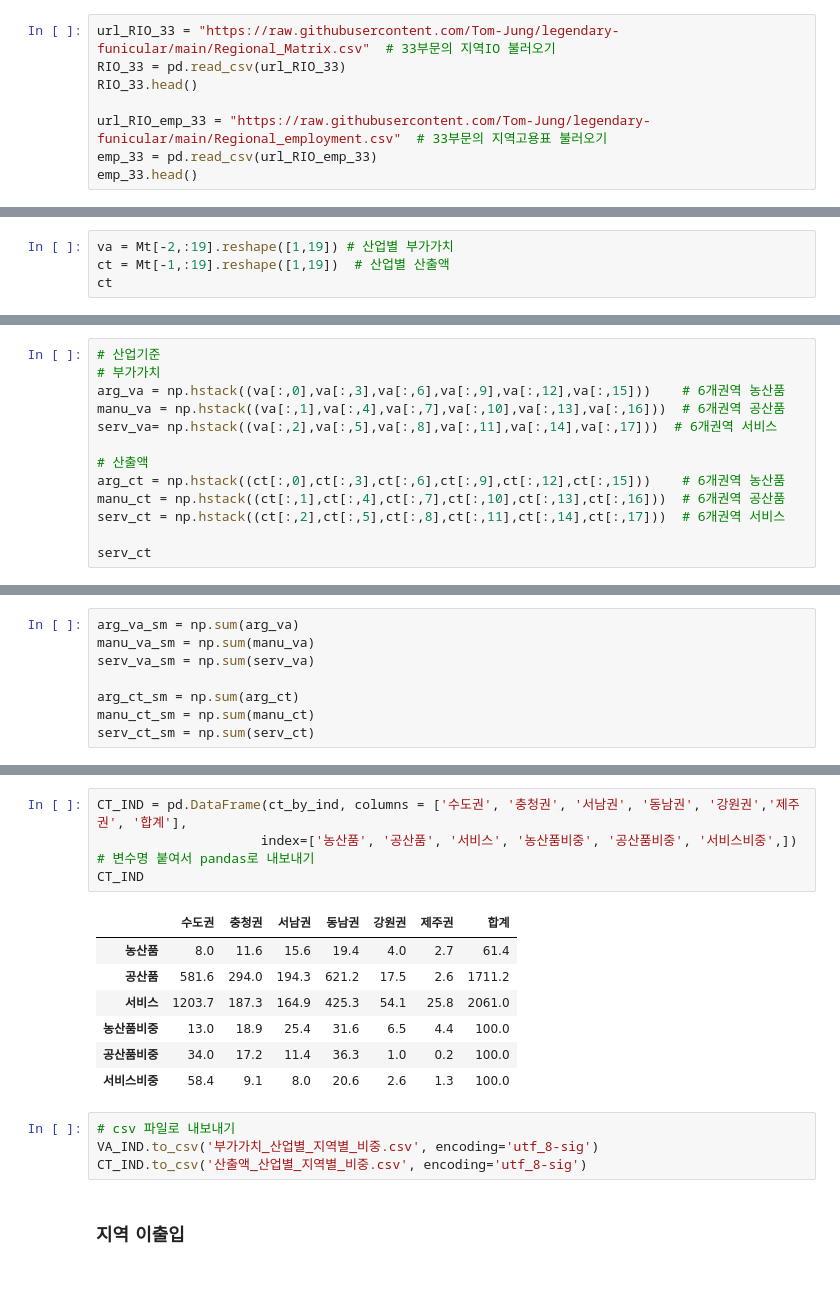
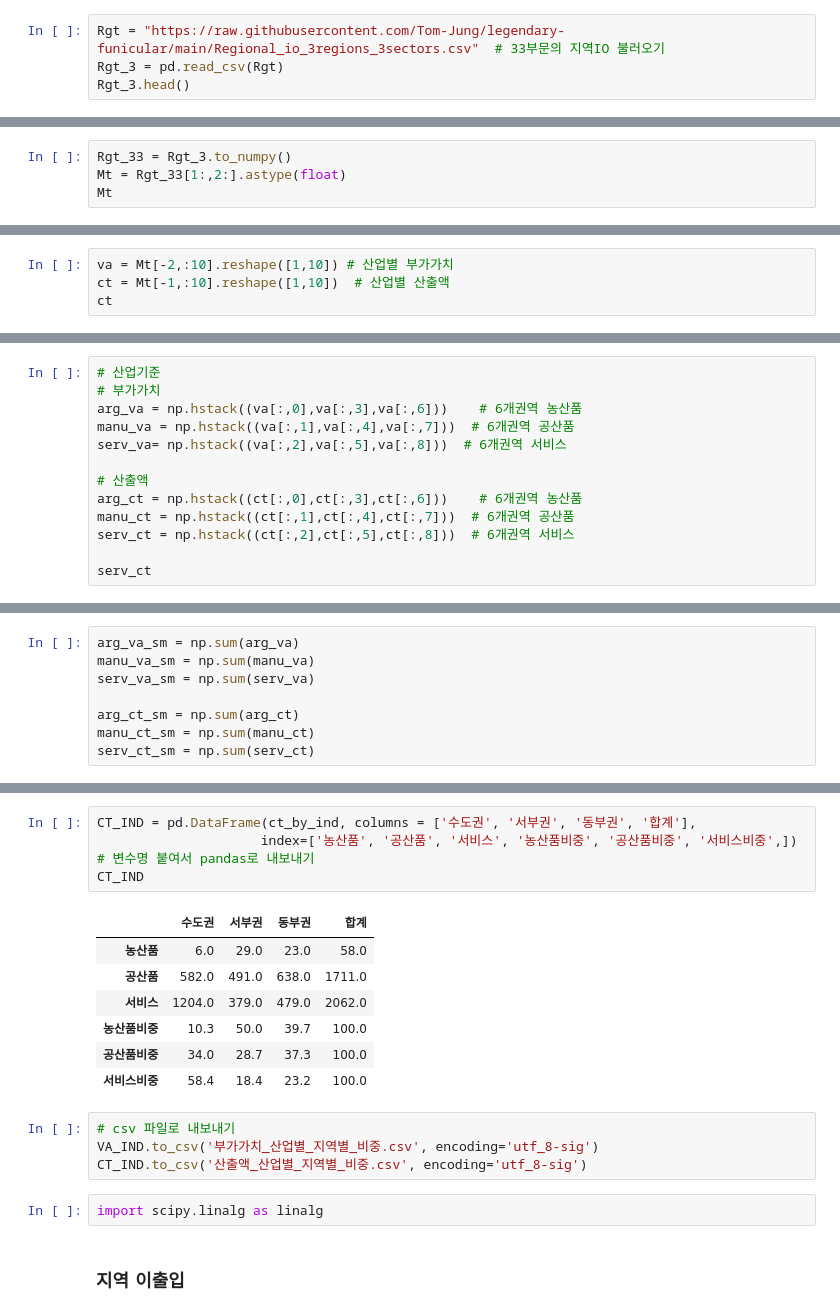
Before and after one commit to Tom-Jung/legendary-funicular, a Jupyter notebook: Ch7. 지역산업연관분석.ipynb, the cells around one changed output, grey strips where cells are left out. Saved outputs shown, nothing was run; the diff lists cells and outputs as text; blank space fills up the shorter version.

```diff
--- a/Ch7. 지역산업연관분석.ipynb
+++ b/Ch7. 지역산업연관분석.ipynb
@@ -6,11 +6,7 @@ import pandas as pd  # Pandas import
 # %%
 np.set_printoptions(precision=3,suppress=True) # 결과를 소수 3자리까지만 보여주는 옵션
 # %%
-url_RIO_33 = "https://raw.githubusercontent.com/Tom-Jung/legendary-funicular/main/Regional_Matrix.csv"  # 33부문의 지역IO 불러오기
-RIO_33 = pd.read_csv(url_RIO_33)
-RIO_33.head()
-
-url_RIO_emp_33 = "https://raw.githubusercontent.com/Tom-Jung/legendary-funicular/main/Regional_employment.csv"  # 33부문의 지역고용표 불러오기
-emp_33 = pd.read_csv(url_RIO_emp_33)
-emp_33.head()
+Rgt = "https://raw.githubusercontent.com/Tom-Jung/legendary-funicular/main/Regional_io_3regions_3sectors.csv"  # 33부문의 지역IO 불러오기
+Rgt_3 = pd.read_csv(Rgt)
+Rgt_3.head()
 # %% [output]
@@ -400,2 +20,6 @@ array([[    2887.,    12953.,   119703.,     5816.,     4735.,    83061.,
 # %% [markdown]
 ## 지역, 산업구조 분석
+# %%
+Rgt_33 = Rgt_3.to_numpy()
+Mt = Rgt_33[1:,2:].astype(float)
+Mt
@@ -402,5 +44,5 @@ array([[    2887.,    12953.,   119703.,     5816.,     4735.,    83061.,
 # %%
-va = Mt[-2,:19].reshape([1,19]) # 산업별 부가가치
-ct = Mt[-1,:19].reshape([1,19])  # 산업별 산출액
+va = Mt[-2,:10].reshape([1,10]) # 산업별 부가가치
+ct = Mt[-1,:10].reshape([1,10])  # 산업별 산출액
 ct
 # %% [output]
@@ -442,14 +79,14 @@ VACT_by_RG.to_csv('산출액_부가가치_지역별_비중.csv', encoding='utf_8
 # %%
 # 산업기준
 # 부가가치
-arg_va = np.hstack((va[:,0],va[:,3],va[:,6],va[:,9],va[:,12],va[:,15]))    # 6개권역 농산품
-manu_va = np.hstack((va[:,1],va[:,4],va[:,7],va[:,10],va[:,13],va[:,16]))  # 6개권역 공산품
-serv_va= np.hstack((va[:,2],va[:,5],va[:,8],va[:,11],va[:,14],va[:,17]))  # 6개권역 서비스
+arg_va = np.hstack((va[:,0],va[:,3],va[:,6]))    # 6개권역 농산품
+manu_va = np.hstack((va[:,1],va[:,4],va[:,7]))  # 6개권역 공산품
+serv_va= np.hstack((va[:,2],va[:,5],va[:,8]))  # 6개권역 서비스
 
 # 산출액
-arg_ct = np.hstack((ct[:,0],ct[:,3],ct[:,6],ct[:,9],ct[:,12],ct[:,15]))    # 6개권역 농산품
-manu_ct = np.hstack((ct[:,1],ct[:,4],ct[:,7],ct[:,10],ct[:,13],ct[:,16]))  # 6개권역 공산품
-serv_ct = np.hstack((ct[:,2],ct[:,5],ct[:,8],ct[:,11],ct[:,14],ct[:,17]))  # 6개권역 서비스
+arg_ct = np.hstack((ct[:,0],ct[:,3],ct[:,6]))    # 6개권역 농산품
+manu_ct = np.hstack((ct[:,1],ct[:,4],ct[:,7]))  # 6개권역 공산품
+serv_ct = np.hstack((ct[:,2],ct[:,5],ct[:,8]))  # 6개권역 서비스
 
 serv_ct
 # %% [output]
@@ -504,19 +144,21 @@ VA_IND
 # %%
-CT_IND = pd.DataFrame(ct_by_ind, columns = ['수도권', '충청권', '서남권', '동남권', '강원권','제주권', '합계'],
+CT_IND = pd.DataFrame(ct_by_ind, columns = ['수도권', '서부권', '동부권', '합계'],
                      index=['농산품', '공산품', '서비스', '농산품비중', '공산품비중', '서비스비중',]) # 변수명 붙여서 pandas로 내보내기
 CT_IND
 # %% [output]
-|  | 수도권 | 충청권 | 서남권 | 동남권 | 강원권 | 제주권 | 합계 |
-| 농산품 | 8.0 | 11.6 | 15.6 | 19.4 | 4.0 | 2.7 | 61.4 |
-| 공산품 | 581.6 | 294.0 | 194.3 | 621.2 | 17.5 | 2.6 | 1711.2 |
-| 서비스 | 1203.7 | 187.3 | 164.9 | 425.3 | 54.1 | 25.8 | 2061.0 |
-| 농산품비중 | 13.0 | 18.9 | 25.4 | 31.6 | 6.5 | 4.4 | 100.0 |
-| 공산품비중 | 34.0 | 17.2 | 11.4 | 36.3 | 1.0 | 0.2 | 100.0 |
-| 서비스비중 | 58.4 | 9.1 | 8.0 | 20.6 | 2.6 | 1.3 | 100.0 |
+|  | 수도권 | 서부권 | 동부권 | 합계 |
+| 농산품 | 6.0 | 29.0 | 23.0 | 58.0 |
+| 공산품 | 582.0 | 491.0 | 638.0 | 1711.0 |
+| 서비스 | 1204.0 | 379.0 | 479.0 | 2062.0 |
+| 농산품비중 | 10.3 | 50.0 | 39.7 | 100.0 |
+| 공산품비중 | 34.0 | 28.7 | 37.3 | 100.0 |
+| 서비스비중 | 58.4 | 18.4 | 23.2 | 100.0 |
 # %%
 # csv 파일로 내보내기
 VA_IND.to_csv('부가가치_산업별_지역별_비중.csv', encoding='utf_8-sig')
 CT_IND.to_csv('산출액_산업별_지역별_비중.csv', encoding='utf_8-sig')
+# %%
+import scipy.linalg as linalg
 # %% [markdown]
 ### 지역 이출입
 # %%
```
Also changed, not shown: parts of 101 cells of this notebook.
